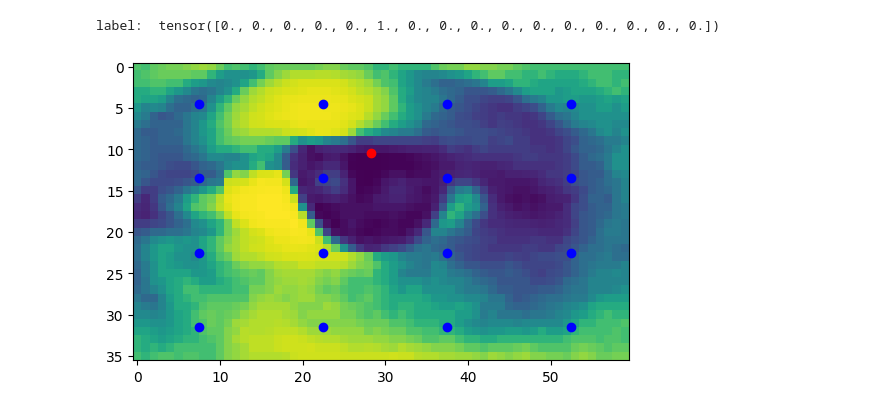
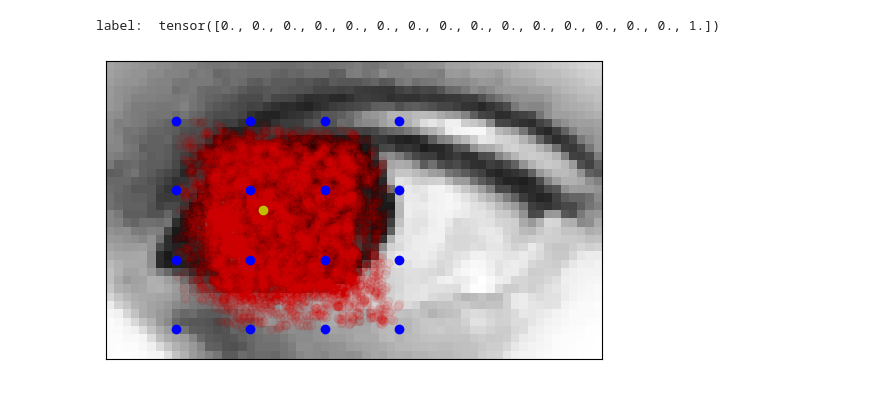
Before and after one commit to thijs-vanweezel/loss-symmetries-fl, a Jupyter notebook: exp.ipynb, the cells around one changed output. Drawn from its saved outputs; the diff is of its cells as text; code cells hidden in the pictures.

Commit message:
fairly distribute labels &misc

```diff
--- a/exp.ipynb
+++ b/exp.ipynb
@@ -9,16 +9,18 @@ from torch.utils.data import Dataset, DataLoader, default_collate
 from matplotlib import pyplot as plt
 from itertools import product
 # %%
-(img, aux, label) = torch.load("MPIIGaze_preprocessed/train/p06/day29_2_left.pt")
-plt.imshow(img);
-loc = torch.asarray([torch.arcsin(-label[1])+.5, torch.arctan2(-label[0], -label[2])+.5])
-plt.scatter(loc[1]*img.shape[1], loc[0]*img.shape[0], c="r");
-regions = torch.cartesian_prod(torch.linspace(-.5,.5/2,4),torch.linspace(-.5,.5/2,4))+.625
-plt.scatter(regions[:, 1]*img.shape[1], regions[:, 0]*img.shape[0], c="b");
+(img, aux, label) = torch.load("MPIIGaze_preprocessed/train/p14/day06_49_right.pt")
+plt.imshow(torch.flip(img, [1]), cmap="gray");
+plt.xticks([]); plt.yticks([]);
+plt.scatter(*((all_labels+.5)*jnp.asarray(img.shape[1::-1])).T, alpha=.02, c="r");
+regions = torch.cartesian_prod(torch.linspace(-0.3675091, 0.0831264, 4), torch.linspace(-0.31378174, 0.38604215, 4))#+.5
+plt.scatter(*((regions+.5)*torch.asarray(img.shape[1::-1])).T, c="b");
+loc = torch.asarray([torch.arcsin(-label[1]), torch.arctan2(-label[0], -label[2])])+.5
+plt.scatter(loc[1]*img.shape[1], loc[0]*img.shape[0], c="y");
 print("label: ", torch.eye(4*4)[((loc - regions)**2).sum(axis=1).sqrt().argmin()])
 # %% [output]
-label:  tensor([0., 0., 0., 0., 0., 1., 0., 0., 0., 0., 0., 0., 0., 0., 0., 0.])
+label:  tensor([0., 0., 0., 0., 0., 0., 0., 0., 0., 0., 0., 0., 0., 0., 0., 1.])
-[figure, old version]
+[figure, new version]
 # %%
 %load_ext autoreload
 %autoreload 2
```
Also changed, not shown: parts of 2 cells of this notebook, 1 other file.
